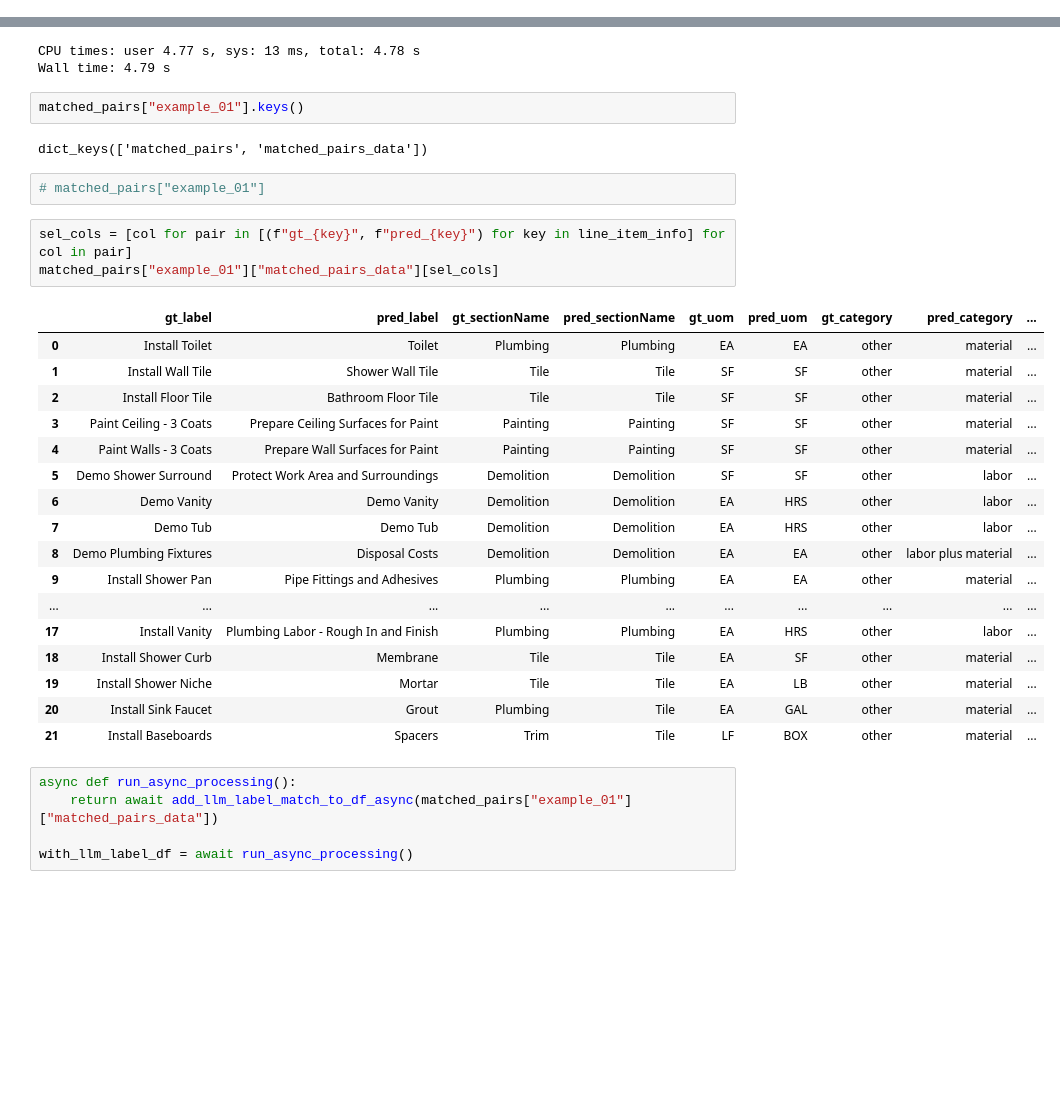
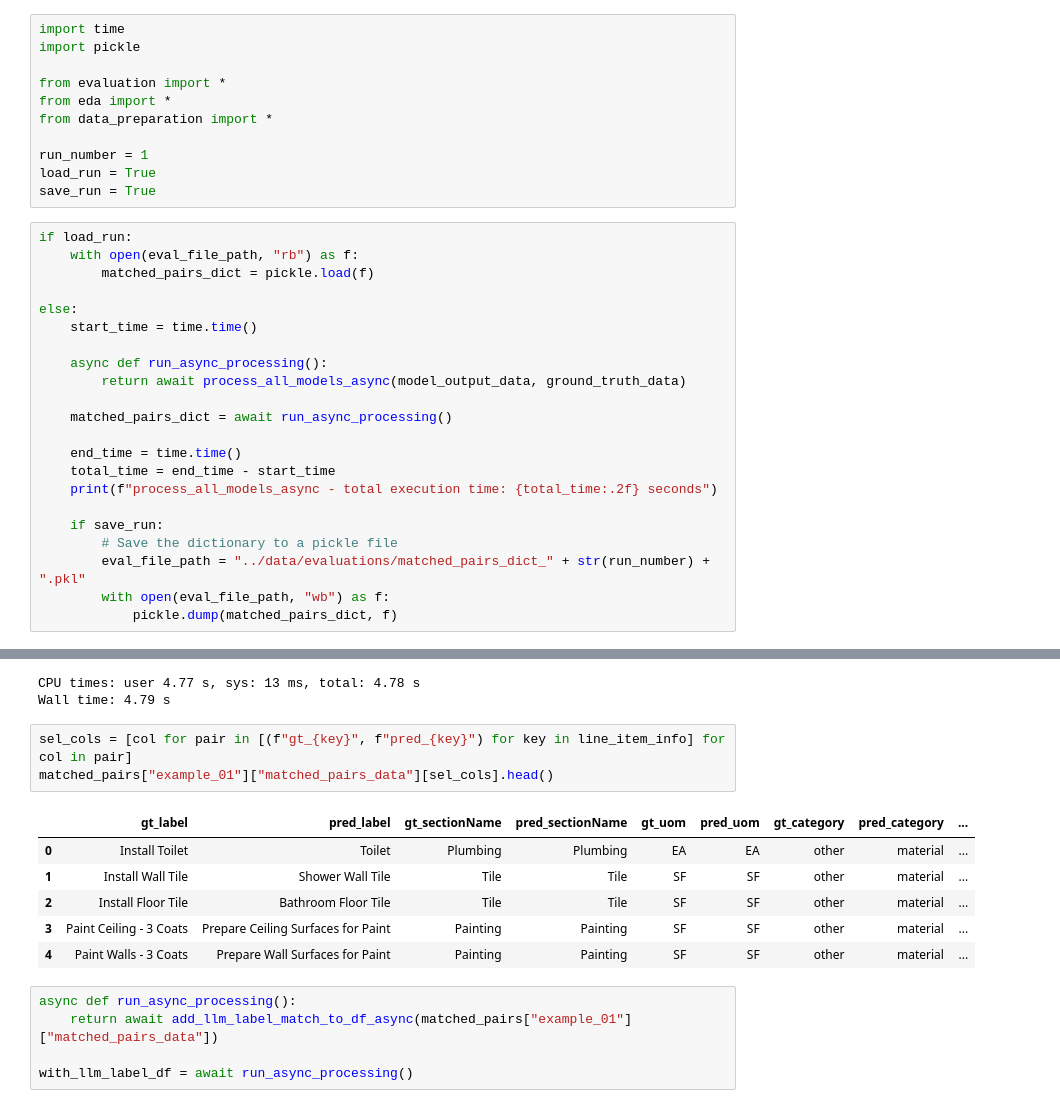
Before and after one commit to krzischp/handoff-eval, a Jupyter notebook: notebooks/eda.ipynb, the cells around one changed output, grey strips where cells are left out. Drawn from its saved outputs; the diff is of its cells as text; blank space fills up the shorter version.

```diff
--- a/notebooks/eda.ipynb
+++ b/notebooks/eda.ipynb
@@ -230,0 +233,33 @@ Shower Glass Enclosure excluded.
+# %%
+import time
+import pickle
+
+from evaluation import *
+from eda import *
+from data_preparation import *
+
+run_number = 1
+load_run = True
+save_run = True
+# %%
+if load_run:
+    with open(eval_file_path, "rb") as f:
+        matched_pairs_dict = pickle.load(f)
+
+else:
+    start_time = time.time()
+
+    async def run_async_processing():
+        return await process_all_models_async(model_output_data, ground_truth_data)
+
+    matched_pairs_dict = await run_async_processing()
+
+    end_time = time.time()
+    total_time = end_time - start_time
+    print(f"process_all_models_async - total execution time: {total_time:.2f} seconds")
+
+    if save_run:
+        # Save the dictionary to a pickle file
+        eval_file_path = "../data/evaluations/matched_pairs_dict_" + str(run_number) + ".pkl"
+        with open(eval_file_path, "wb") as f:
+            pickle.dump(matched_pairs_dict, f)
@@ -270,33 +306,16 @@ matched_pairs = match_line_item_pairs_for_model(model_data, ground_truth_data)
 # %% [output]
 CPU times: user 4.77 s, sys: 13 ms, total: 4.78 s
 Wall time: 4.79 s
-# %%
-matched_pairs["example_01"].keys()
-# %% [output]
-dict_keys(['matched_pairs', 'matched_pairs_data'])
-# %%
-# matched_pairs["example_01"]
 # %%
 sel_cols = [col for pair in [(f"gt_{key}", f"pred_{key}") for key in line_item_info] for col in pair]
-matched_pairs["example_01"]["matched_pairs_data"][sel_cols]
+matched_pairs["example_01"]["matched_pairs_data"][sel_cols].head()
 # %% [output]
 |  | gt_label | pred_label | gt_sectionName | pred_sectionName | gt_uom | pred_uom | gt_category | pred_category | ... |
 | 0 | Install Toilet | Toilet | Plumbing | Plumbing | EA | EA | other | material | ... |
 | 1 | Install Wall Tile | Shower Wall Tile | Tile | Tile | SF | SF | other | material | ... |
 | 2 | Install Floor Tile | Bathroom Floor Tile | Tile | Tile | SF | SF | other | material | ... |
 | 3 | Paint Ceiling - 3 Coats | Prepare Ceiling Surfaces for Paint | Painting | Painting | SF | SF | other | material | ... |
 | 4 | Paint Walls - 3 Coats | Prepare Wall Surfaces for Paint | Painting | Painting | SF | SF | other | material | ... |
-| 5 | Demo Shower Surround | Protect Work Area and Surroundings | Demolition | Demolition | SF | SF | other | labor | ... |
-| 6 | Demo Vanity | Demo Vanity | Demolition | Demolition | EA | HRS | other | labor | ... |
-| 7 | Demo Tub | Demo Tub | Demolition | Demolition | EA | HRS | other | labor | ... |
-| 8 | Demo Plumbing Fixtures | Disposal Costs | Demolition | Demolition | EA | EA | other | labor plus material | ... |
-| 9 | Install Shower Pan | Pipe Fittings and Adhesives | Plumbing | Plumbing | EA | EA | other | material | ... |
-| ... | ... | ... | ... | ... | ... | ... | ... | ... | ... |
-| 17 | Install Vanity | Plumbing Labor - Rough In and Finish | Plumbing | Plumbing | EA | HRS | other | labor | ... |
-| 18 | Install Shower Curb | Membrane | Tile | Tile | EA | SF | other | material | ... |
-| 19 | Install Shower Niche | Mortar | Tile | Tile | EA | LB | other | material | ... |
-| 20 | Install Sink Faucet | Grout | Plumbing | Tile | EA | GAL | other | material | ... |
-| 21 | Install Baseboards | Spacers | Trim | Tile | LF | BOX | other | material | ... |
 # %%
 async def run_async_processing():
     return await add_llm_label_match_to_df_async(matched_pairs["example_01"]["matched_pairs_data"])
```
Also changed, not shown: parts of 11 cells of this notebook, 8 other files.
